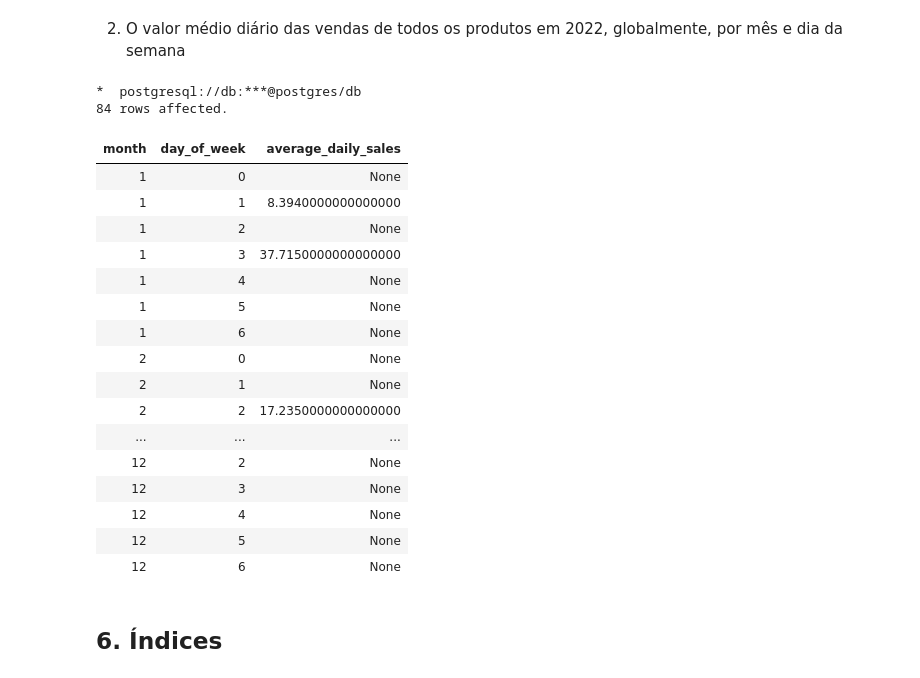
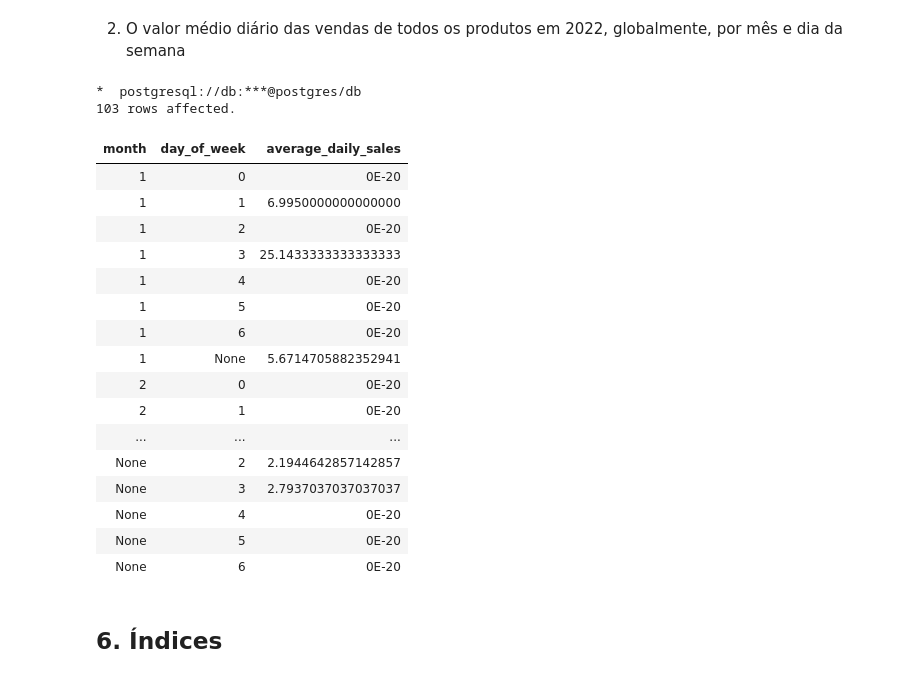
Before and after one commit to MateuSpencer/BD_Projeto_22-23, a Jupyter notebook: Entrega_3/E3-report.ipynb, the cells around one changed output. Saved outputs shown, nothing was run; the diff lists cells and outputs as text; code cells hidden in the pictures.

```diff
--- a/Entrega_3/E3-report.ipynb
+++ b/Entrega_3/E3-report.ipynb
@@ -532,56 +558,38 @@ ORDER BY
 # %%
 %%sql
 -- SELECT ...
 SELECT
-    EXTRACT(MONTH FROM d.date) AS month,
-    EXTRACT(DOW FROM d.date) AS day_of_week,
-    SUM(p.total_price) / COUNT(DISTINCT d.date) AS average_daily_sales
+    month,
+    day_of_week,
+    AVG(total_price) AS average_daily_sales
 FROM
-    date d
-LEFT JOIN
-    (
-        SELECT
-            o.date,
-            SUM(c.qty * prod.price) AS total_price
-        FROM
-            orders o
-        JOIN
-            contains c ON o.order_no = c.order_no
-        JOIN
-            product prod ON c.SKU = prod.SKU
-        JOIN
-            pay pa ON o.order_no = pa.order_no
-        WHERE
-            EXTRACT(YEAR FROM o.date) = 2022
-        GROUP BY
-            o.date
-    ) p ON d.date = p.date
+    product_sales
+WHERE
+    year = 2022
 GROUP BY
-    EXTRACT(MONTH FROM d.date),
-    EXTRACT(DOW FROM d.date)
+    GROUPING SETS(month, day_of_week, (month, day_of_week))
 ORDER BY
-    EXTRACT(MONTH FROM d.date),
-    EXTRACT(DOW FROM d.date);
+    month, day_of_week;
 # %% [output]
 *  postgresql://db:***@postgres/db
-84 rows affected.
+103 rows affected.
 | month | day_of_week | average_daily_sales |
-| 1 | 0 | None |
-| 1 | 1 | 8.3940000000000000 |
-| 1 | 2 | None |
-| 1 | 3 | 37.7150000000000000 |
-| 1 | 4 | None |
-| 1 | 5 | None |
-| 1 | 6 | None |
-| 2 | 0 | None |
-| 2 | 1 | None |
-| 2 | 2 | 17.2350000000000000 |
+| 1 | 0 | 0E-20 |
+| 1 | 1 | 6.9950000000000000 |
+| 1 | 2 | 0E-20 |
+| 1 | 3 | 25.1433333333333333 |
+| 1 | 4 | 0E-20 |
+| 1 | 5 | 0E-20 |
+| 1 | 6 | 0E-20 |
+| 1 | None | 5.6714705882352941 |
+| 2 | 0 | 0E-20 |
+| 2 | 1 | 0E-20 |
 | ... | ... | ... |
-| 12 | 2 | None |
-| 12 | 3 | None |
-| 12 | 4 | None |
-| 12 | 5 | None |
-| 12 | 6 | None |
+| None | 2 | 2.1944642857142857 |
+| None | 3 | 2.7937037037037037 |
+| None | 4 | 0E-20 |
+| None | 5 | 0E-20 |
+| None | 6 | 0E-20 |
 # %% [markdown]
 ## 6. Índices
 # %% [markdown]
```
Also changed, not shown: parts of 5 cells of this notebook.
